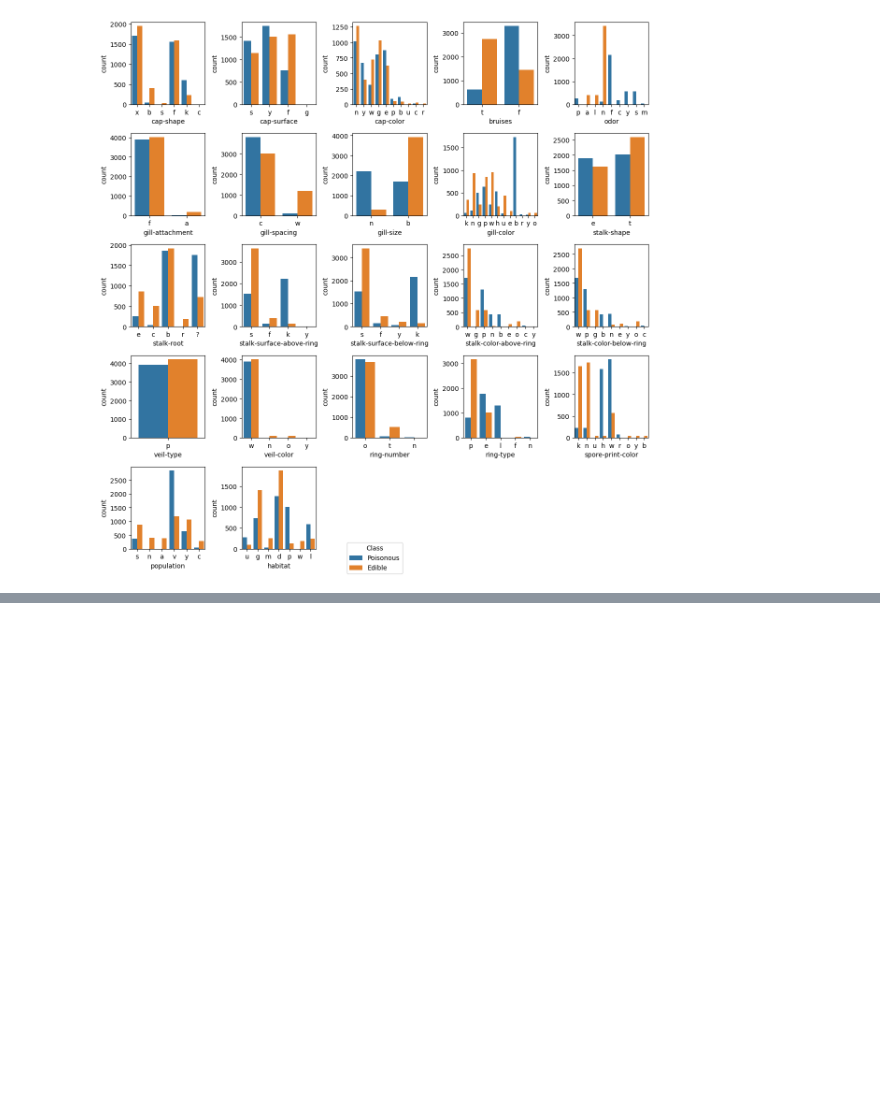
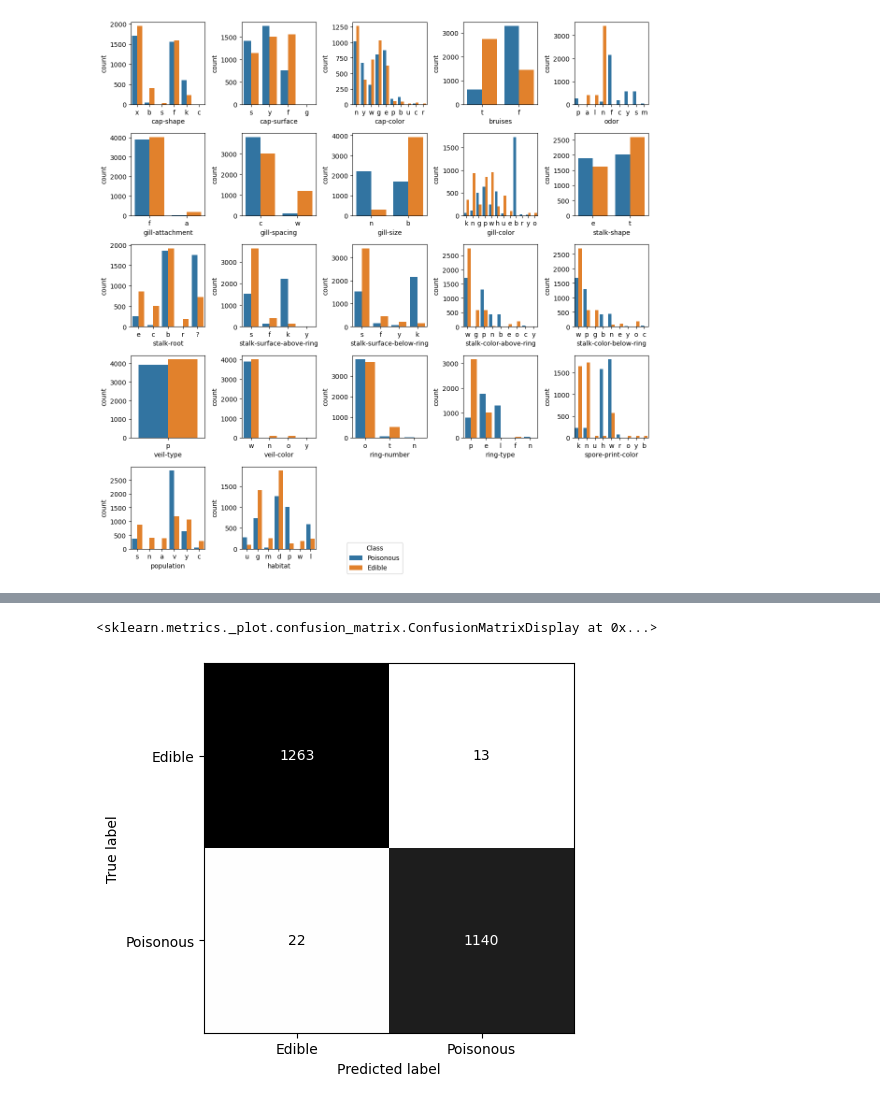
Before and after one commit to mattbbernstein/dmsl-isye7406, a Jupyter notebook: hw5/ExploratoryAnalysis.ipynb, the cells around one changed output, grey strips where cells are left out. Drawn from its saved outputs; the diff is of its cells as text; code cells hidden in the pictures; blank space fills up the shorter version.

Commit message:
Added LogisticRegressio, KNN and Decision Tree base models
- Duplicated efforts in R

```diff
--- a/hw5/ExploratoryAnalysis.ipynb
+++ b/hw5/ExploratoryAnalysis.ipynb
@@ -27,3 +16,7 @@ memory usage: 1.4+ MB
+# %%
+
+raw_data = pd.read_csv("mushrooms.csv")
+data = raw_data
 # %%
 counts_fig = plt.figure(figsize=(12,12))
 
@@ -50,0 +85,26 @@ class_counts_fig.tight_layout(pad=1.0)
+# %%
+
+rng = np.random.RandomState(seed = 7406)
+y = pd.DataFrame({"class":data["class"]})
+X = data.drop(columns="class")
+oh_enc = OneHotEncoder(sparse_output=False).set_output(transform = "pandas").fit(X)
+ord_enc = OrdinalEncoder().fit(y)
+# %%
+
+X_train, X_test, y_train, y_test = train_test_split(X, y, test_size=0.3, random_state=rng)
+
+X_train_encoded = oh_enc.transform(X_train)
+X_test_encoded = oh_enc.transform(X_test)
+y_train_encoded = ord_enc.transform(y_train).ravel()
+
+feature_groups = []
+for feature in oh_enc.feature_names_in_:
+    this_group = [colname for colname in oh_enc.get_feature_names_out() if feature in colname]
+    feature_groups.append(this_group)
+# %%
+
+sfs_log_reg = SFS(LogisticRegression(), k_features="best", forward=True, floating=True,
+    feature_groups=feature_groups, n_jobs=cpu_count())
+sfs_log_reg.fit(X_train_encoded, y_train_encoded)
+
+set([feature.split('_')[0] for feature in sfs_log_reg.k_feature_names_])
@@ -50,0 +119,12 @@ class_counts_fig.tight_layout(pad=1.0)
+# %%
+X_train_logit_sfs = sfs_log_reg.transform(X_train_encoded)
+X_test_logit_sfs = sfs_log_reg.transform(X_test_encoded)
+y_test_encoded = ord_enc.transform(pd.DataFrame(y_test, columns=["class"]))
+
+logit_model = LogisticRegression().fit(X_train_logit_sfs, y_train_encoded)
+
+ConfusionMatrixDisplay.from_estimator(logit_model, X_test_logit_sfs, y_test_encoded,
+    display_labels=["Edible", "Poisonous"], cmap="Greys", colorbar=False)
+# %% [output]
+<sklearn.metrics._plot.confusion_matrix.ConfusionMatrixDisplay at 0x...>
+[figure, added]
```
Also changed, not shown: parts of 14 cells of this notebook, 1 other file.
